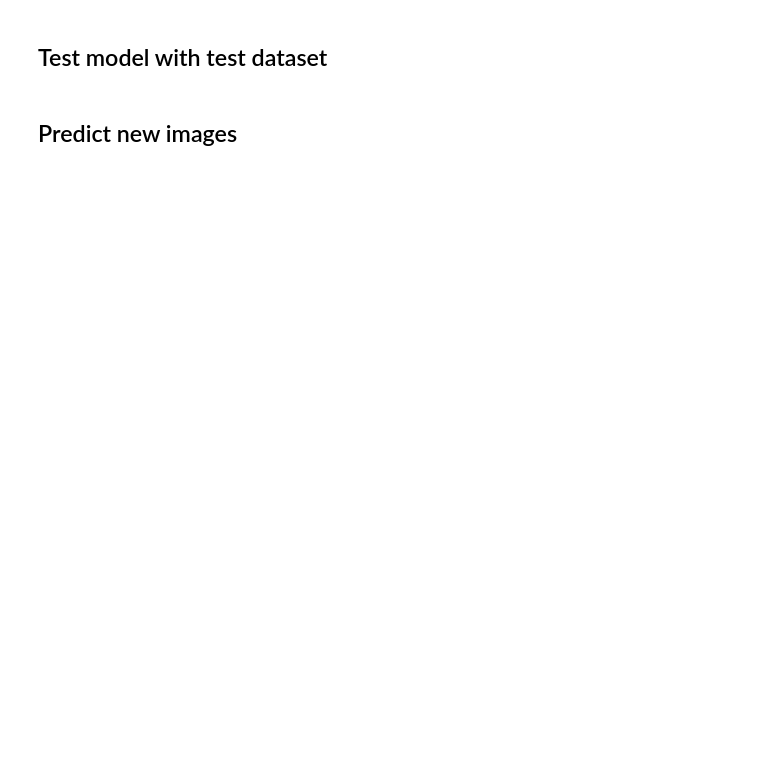
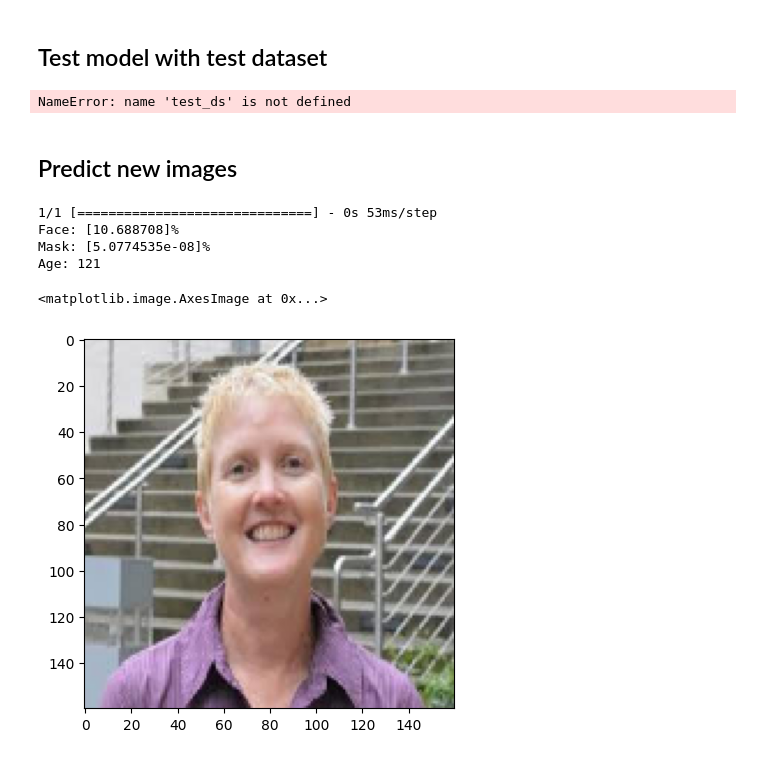
Before and after one commit to kneitmann/dl_faceRecognition, a Jupyter notebook: src/m3/multiTaskModel_alt.ipynb, the cells around one changed output. Saved outputs shown, nothing was run; the diff lists cells and outputs as text; code cells hidden in the pictures; blank space fills up the shorter version.

```diff
--- a/src/m3/multiTaskModel_alt.ipynb
+++ b/src/m3/multiTaskModel_alt.ipynb
@@ -17,7 +17,7 @@ from loadData_alt import createDataset
 ## Model parameters
 # %%
 # Log parameters
-model_name = 'multiTaskModel_alt2'
+model_name = 'multiTaskModel_alt8'
 savedModelPath = f'../../log/saved_models/{model_name}'
 tb_log_dir = f'../../log/tensorboard/{model_name}'
 cp_filepath = f'../../log/cps/{model_name}/latest_weights.h5'
@@ -25,14 +25,14 @@ cp_filepath = f'../../log/cps/{model_name}/latest_weights.h5'
 # Dynamic hyperparameters
 learningRate = 0.001
 doDataAugmentation = True
-doFineTuning = True
+doFineTuning = False
 dropoutRate = 0.25
 width_multiplier = 1
 depth_multiplier = 1
 
 # Training parameters
-batch_size = 128
-epochs = 10
+batch_size = 64
+epochs = 5
 # %% [markdown]
 ## Model callbacks
 # %%
@@ -252,28 +270,37 @@ model.save(savedModelPath)
 # %% [markdown]
 ## Test model with test dataset
 # %%
-results = model.evaluate(test_ds)
+#results = model.evaluate(test_ds)
 
-print(f'Loss: {results[0]}; Accuracy: {results[1]}')
+#print(f'Loss: {results[0]}; Accuracy: {results[1]}')
+# %% [output]
+NameError: name 'test_ds' is not defined
 # %% [markdown]
 ## Predict new images
 # %%
 # https://www.tensorflow.org/tutorials/images/classification
 
 img = tf.keras.utils.load_img(
     '../../data/m3/training/face/noMask/1_0_34_512938.jpg', target_size=(image_height, image_width)
 )
 img_array = tf.keras.utils.img_to_array(img)
 img_array_batch = tf.expand_dims(img_array, 0) # Create a batch
 
 preds = model.predict(img_array_batch)
-age_output_indexes = np.array([i for i in range(0, 120)])
+age_output_indexes = np.array([i for i in range(0, 122)])
 apparent_predictions = np.sum(preds[2][0] * age_output_indexes)
 
 print(f"Face: {preds[0][0]*100}%")
 print(f"Mask: {preds[1][0]*100}%")
 print(f"Age: {np.argmax(preds[2][0])}")
 
 ax = plt.subplot(1, 1, 1)
 plt.imshow(img)
-plt.title("Face: {:.2f}% | Mask: {:.2f}% | Age: {:.0f}".format(preds[0][0][1]*100, preds[1][0][1]*100, apparent_predictions))
+#plt.title("Face: {:.2f}% | Mask: {:.2f}% | Age: {:.0f}".format(preds[0][0][1]*100, preds[1][0][1]*100, apparent_predictions))
+# %% [output]
+1/1 [==============================] - 0s 53ms/step
+Face: [10.688708]%
+Mask: [5.0774535e-08]%
+Age: 121
+<matplotlib.image.AxesImage at 0x...>
+[figure, added]
```
Also changed, not shown: parts of 4 cells of this notebook.
